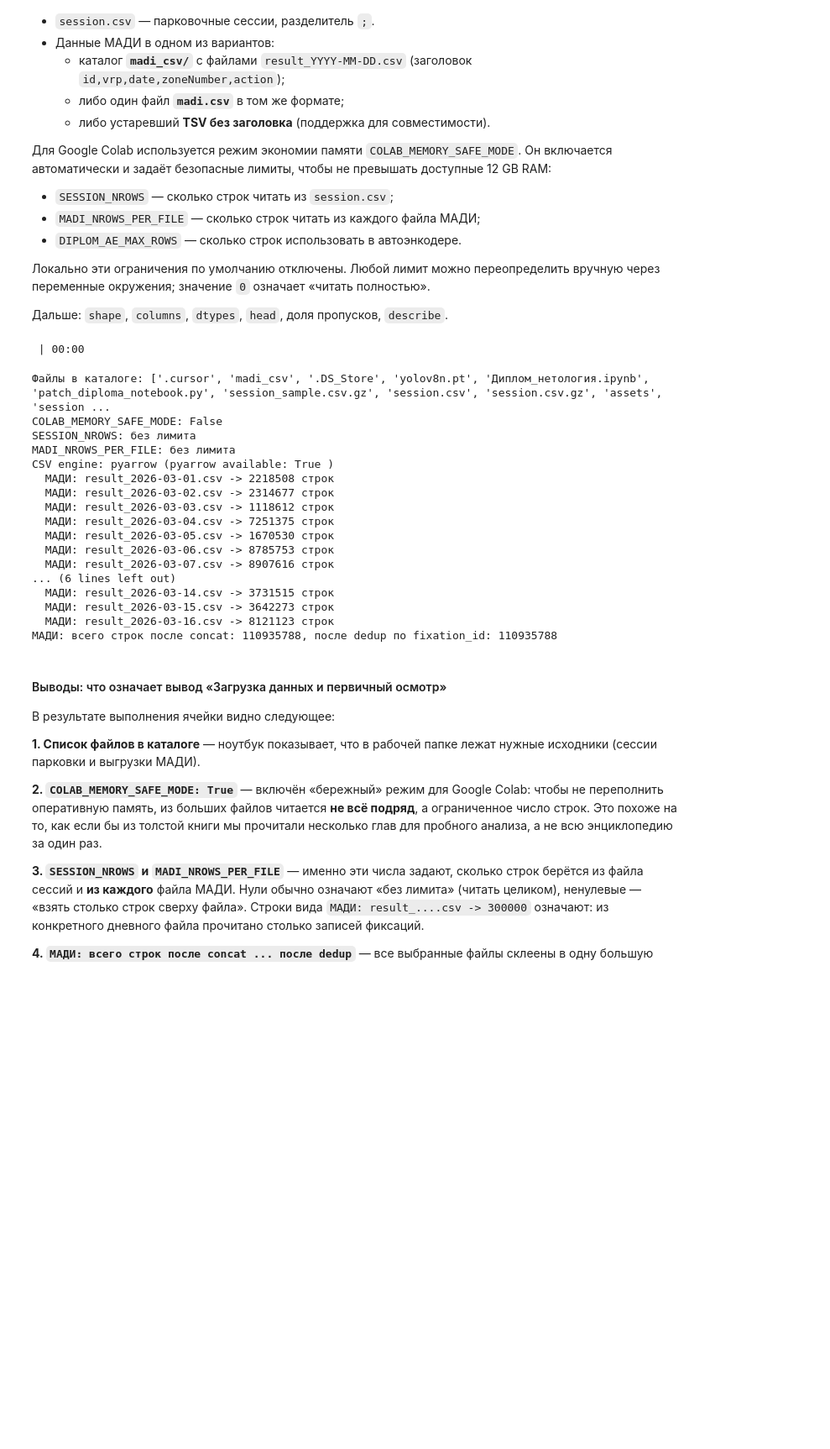
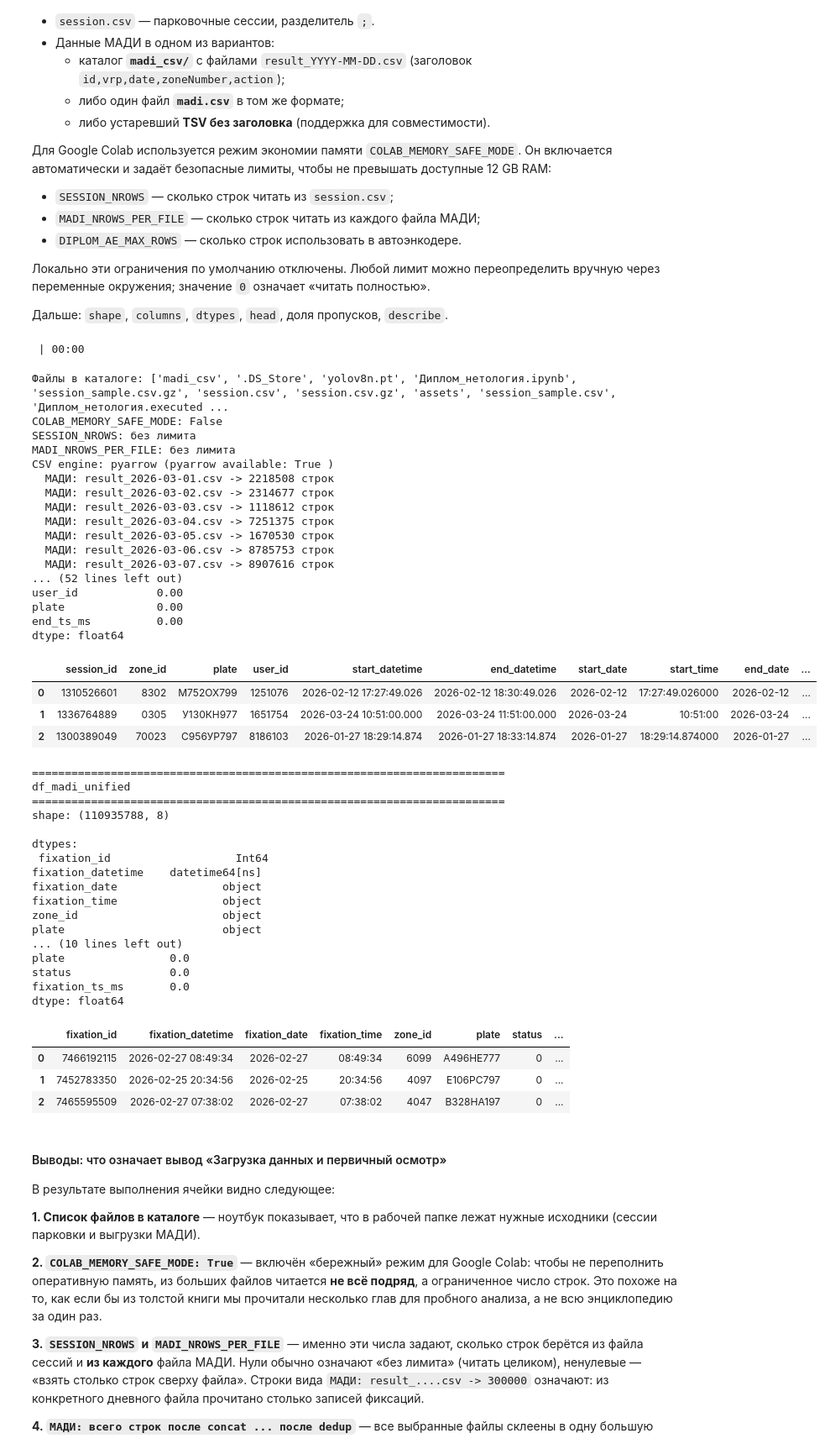
Before and after one commit to vayurenko/Netology, a Jupyter notebook: Диплом_нетология.ipynb, the cells around one changed output. Shown at 84% size. Saved outputs shown, nothing was run; the diff lists cells and outputs as text; code cells hidden in the pictures; blank space fills up the shorter version.

```diff
--- a/Диплом_нетология.ipynb
+++ b/Диплом_нетология.ipynb
@@ -660,7 +596,7 @@ assert os.path.isfile(session_path), f"Нет файла сессий: {session_
 # В Colab включается безопасный режим: не читаем полный 2+ GB session.csv и все MADI-файлы целиком.
 _colab_safe = bool(globals().get("COLAB_MEMORY_SAFE_MODE", False))
 _default_session_nrows = 1_000_000 if _colab_safe else 0
-_default_madi_nrows = 10_000 if _colab_safe else 0
+_default_madi_nrows = 400_000 if _colab_safe else 0
 SESSION_NROWS = int(os.environ.get("SESSION_NROWS", str(_default_session_nrows)))
 MADI_NROWS_PER_FILE = int(os.environ.get("MADI_NROWS_PER_FILE", str(_default_madi_nrows)))
 
@@ -849,39 +785,64 @@ df_madi_unified = unify_madi(df_madi_raw)
 # Сырые таблицы больше не нужны; освобождаем память перед моделированием.
 del df_sess_raw, df_madi_raw
 gc.collect()
 
 
 def short_report(name: str, df: pd.DataFrame) -> None:
     print("=" * 72)
     print(name)
     print("=" * 72)
     print("shape:", df.shape)
     print("\ndtypes:\n", df.dtypes)
     print("\nПропуски (%):\n", (df.isna().mean() * 100).round(2).sort_values(ascending=False).head(20))
     display(df.head(3))
 
 
 short_report("df_sessions_unified", df_sessions_unified)
 short_report("df_madi_unified", df_madi_unified)
 # %% [output]
  | 00:00
-Файлы в каталоге: ['.cursor', 'madi_csv', '.DS_Store', 'yolov8n.pt', 'Диплом_нетология.ipynb', 'patch_diploma_notebook.py', 'session_sample.csv.gz', 'session.csv', 'session.csv.gz', 'assets', 'session ...
+Файлы в каталоге: ['madi_csv', '.DS_Store', 'yolov8n.pt', 'Диплом_нетология.ipynb', 'session_sample.csv.gz', 'session.csv', 'session.csv.gz', 'assets', 'session_sample.csv', 'Диплом_нетология.executed ...
 COLAB_MEMORY_SAFE_MODE: False
 SESSION_NROWS: без лимита
 MADI_NROWS_PER_FILE: без лимита
 CSV engine: pyarrow (pyarrow available: True )
   МАДИ: result_2026-03-01.csv -> 2218508 строк
   МАДИ: result_2026-03-02.csv -> 2314677 строк
   МАДИ: result_2026-03-03.csv -> 1118612 строк
   МАДИ: result_2026-03-04.csv -> 7251375 строк
   МАДИ: result_2026-03-05.csv -> 1670530 строк
   МАДИ: result_2026-03-06.csv -> 8785753 строк
   МАДИ: result_2026-03-07.csv -> 8907616 строк
-... (6 lines left out)
-  МАДИ: result_2026-03-14.csv -> 3731515 строк
-  МАДИ: result_2026-03-15.csv -> 3642273 строк
-  МАДИ: result_2026-03-16.csv -> 8121123 строк
-МАДИ: всего строк после concat: 110935788, после dedup по fixation_id: 110935788
+... (52 lines left out)
+user_id            0.00
+plate              0.00
+end_ts_ms          0.00
+dtype: float64
+|  | session_id | zone_id | plate | user_id | start_datetime | end_datetime | start_date | start_time | end_date | ... |
+| 0 | 1310526601 | 8302 | М752ОХ799 | 1251076 | 2026-02-12 17:27:49.026 | 2026-02-12 18:30:49.026 | 2026-02-12 | 17:27:49.026000 | 2026-02-12 | ... |
+| 1 | 1336764889 | 0305 | У130КН977 | 1651754 | 2026-03-24 10:51:00.000 | 2026-03-24 11:51:00.000 | 2026-03-24 | 10:51:00 | 2026-03-24 | ... |
+| 2 | 1300389049 | 70023 | С956УР797 | 8186103 | 2026-01-27 18:29:14.874 | 2026-01-27 18:33:14.874 | 2026-01-27 | 18:29:14.874000 | 2026-01-27 | ... |
+========================================================================
+df_madi_unified
+========================================================================
+shape: (110935788, 8)
+
+dtypes:
+ fixation_id                   Int64
+fixation_datetime    datetime64[ns]
+fixation_date                object
+fixation_time                object
+zone_id                      object
+plate                        object
+... (10 lines left out)
+plate                0.0
+status               0.0
+fixation_ts_ms       0.0
+dtype: float64
+|  | fixation_id | fixation_datetime | fixation_date | fixation_time | zone_id | plate | status | ... |
+| 0 | 7466192115 | 2026-02-27 08:49:34 | 2026-02-27 | 08:49:34 | 6099 | А496НЕ777 | 0 | ... |
+| 1 | 7452783350 | 2026-02-25 20:34:56 | 2026-02-25 | 20:34:56 | 4097 | Е106РС797 | 0 | ... |
+| 2 | 7465595509 | 2026-02-27 07:38:02 | 2026-02-27 | 07:38:02 | 4047 | В328НА197 | 0 | ... |
 # %% [markdown]
 #### Выводы: что означает вывод «Загрузка данных и первичный осмотр»
 
```
Also changed, not shown: parts of 5 cells of this notebook.
